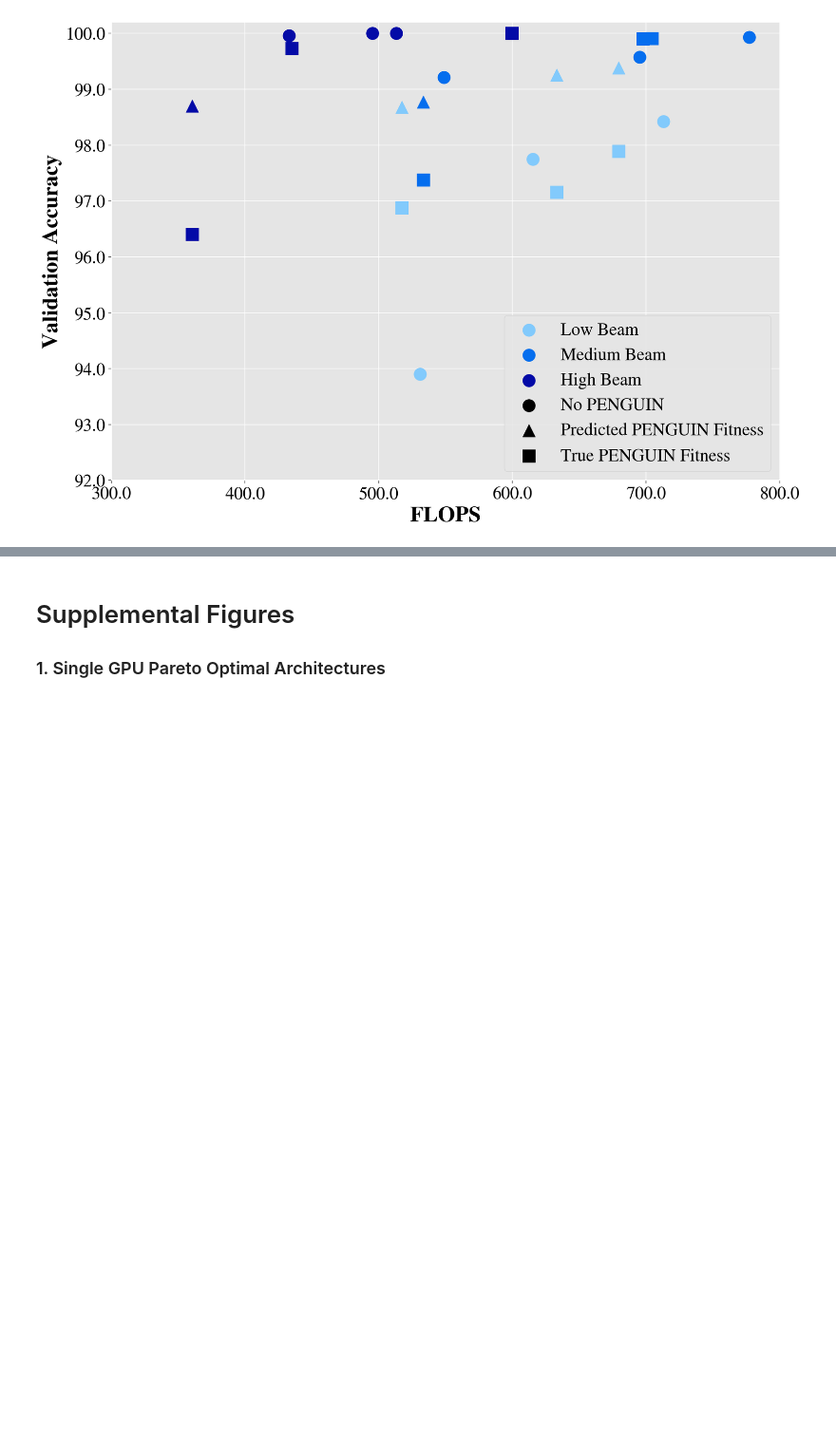
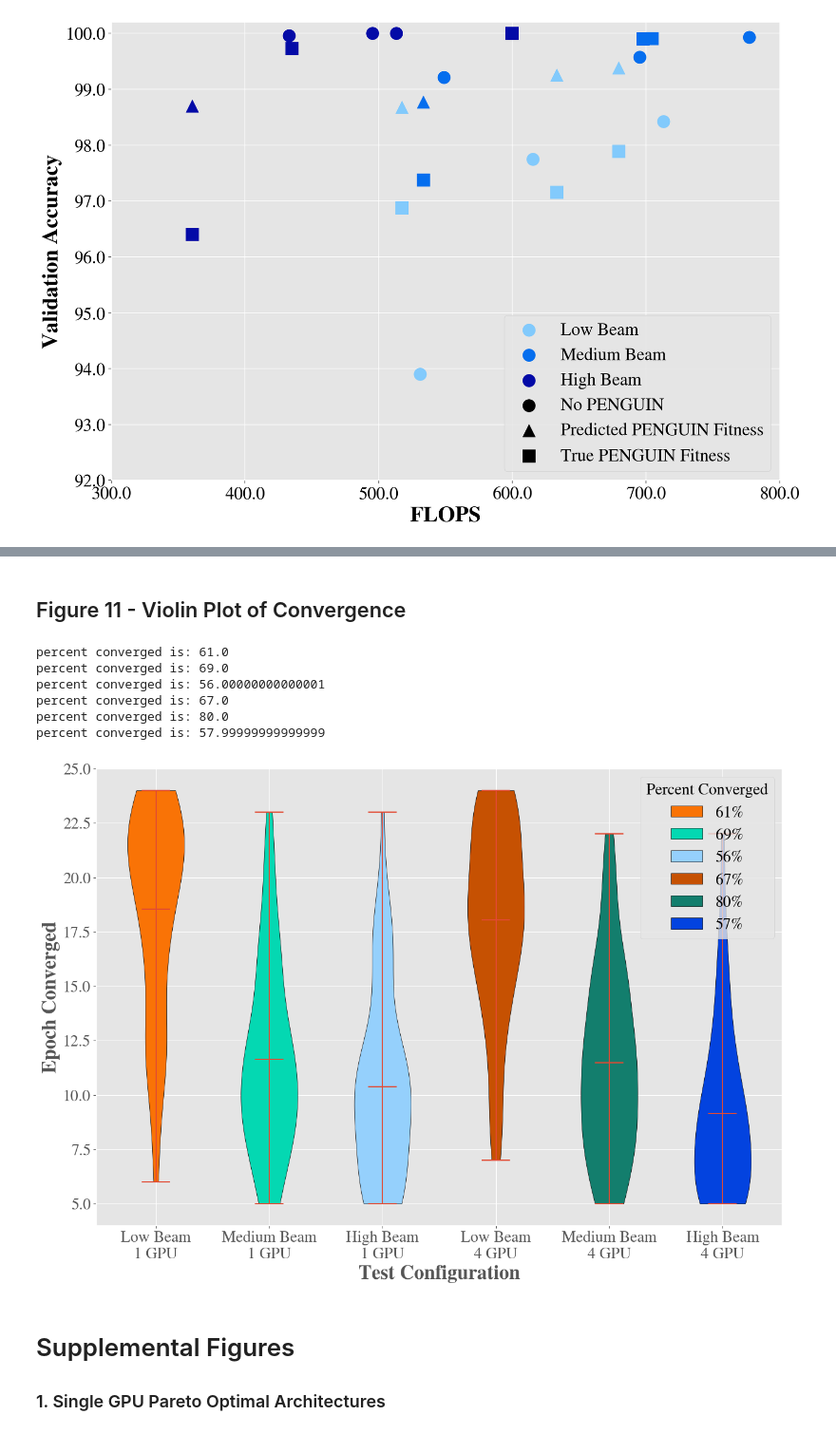
Before and after one commit to TauferLab/Reproducibility_A4NN_ICPP23, a Jupyter notebook: paper_analysis.ipynb, the cells around one changed output, grey strips where cells are left out. Shown at 95% size. Saved outputs shown, nothing was run; the diff lists cells and outputs as text; code cells hidden in the pictures; blank space fills up the shorter version.

```diff
--- a/paper_analysis.ipynb
+++ b/paper_analysis.ipynb
@@ -707,3 +666,12 @@ ax.set_yticklabels(ax.get_yticks(), color= "black" , font=tick_font)
 plt.savefig('figures/table3.png')
 # %% [output]
 [figure]
+# %%
+gpu1_1e14_stopping = pd.read_csv('./icpp_training_results/1gpu/stopping/1gpu_1e14_stopping_training_data.csv')
+gpu1_1e15_stopping = pd.read_csv('./icpp_training_results/1gpu/stopping/1gpu_1e15_stopping_training_data.csv')
+gpu1_1e16_stopping = pd.read_csv('./icpp_training_results/1gpu/stopping/1gpu_1e16_stopping_training_data.csv')
+gpu4_1e14_stopping = pd.read_csv('./icpp_training_results/4gpu/stopping/4gpu_1e14_stopping_training_data.csv')
+gpu4_1e15_stopping = pd.read_csv('./icpp_training_results/4gpu/stopping/4gpu_1e15_stopping_training_data.csv')
+gpu4_1e16_stopping = pd.read_csv('./icpp_training_results/4gpu/stopping/4gpu_1e16_stopping_training_data.csv')
+
+all_stopping = [gpu1_1e14_stopping, gpu1_1e15_stopping, gpu1_1e16_stopping, gpu4_1e14_stopping, gpu4_1e15_stopping, gpu4_1e16_stopping]
@@ -709,0 +691,10 @@ plt.savefig('figures/table3.png')
+# %%
+percent_converged = len(where_converged[where_converged.epoch_converged!=np.inf].index) / len(where_converged.index) * 100
+print("Percent Converged is: ", percent_converged)
+
+mean = where_converged[where_converged.epoch_converged!=np.inf].epoch_converged.mean()
+print("Avg epoch converged (for those converged) is: ", mean)
+
+print("converged arches and their earliest convergence:")
+only_converged_arches = pd.DataFrame(where_converged.loc[where_converged.epoch_converged!=np.inf,:])
+only_converged_arches.head()
@@ -710,3 +711,51 @@ plt.savefig('figures/table3.png')
+# %% [markdown]
+## Figure 11 - Violin Plot of Convergence
+# %%
+sets = list()
+percents = list()
+
+for df in all_stopping:
+    by_arch = df.groupby('arch')
+    where_converged = by_arch.apply(get_epoch_converged).reset_index()
+    only_converged_arches = pd.DataFrame(where_converged.loc[where_converged.epoch_converged!=np.inf,:])
+    sets.append(only_converged_arches.epoch_converged.to_list())
+
+
+    percent_converged = len(where_converged[where_converged.epoch_converged!=np.inf].index) / len(where_converged.index) * 100
+    percents.append(percent_converged)
+    print("percent converged is:", percent_converged)
+
+data_to_plot = sets
+fig, ax = plt.subplots(layout='constrained', figsize=figsize)
+
+ax = fig.add_axes([0,0,1,1])
+
+ax.set_ylim(4, 25)
+ax.set_xticklabels(['', 'Low Beam\n1 GPU', 'Medium Beam\n1 GPU', 'High Beam\n1 GPU', 'Low Beam\n4 GPU', 'Medium Beam\n4 GPU', 'High Beam\n4 GPU'], font=tick_font)
+ax.set_yticklabels(ax.get_yticks(), font=tick_font)
+ax.set_xlabel('Test Configuration', font=lfont)
+ax.set_ylabel('Epoch Converged', font=lfont)
+
+bp = ax.violinplot(data_to_plot, showmeans=True)
+colors=["xkcd:orange", "xkcd:aquamarine", "xkcd:light blue", "xkcd:dark orange", "xkcd:blue green", "xkcd:blue"]
+
+for pc, color, percent in zip(bp['bodies'], colors, percents):
+    pc.set_facecolor(color)
+    pc.set_edgecolor('black')
+    pc.set_label(str(int(percent))+'%')
+    pc.set_alpha(1)
+
+plt.legend(title="Percent Converged", prop=tick_font, title_fontproperties=tick_font)
+plt.savefig('figures/violin_converged.png')
+plt.show()
+# %% [output]
+percent converged is: 61.0
+percent converged is: 69.0
+percent converged is: 56.00000000000001
+percent converged is: 67.0
+percent converged is: 80.0
+percent converged is: 57.99999999999999
+[figure, added]
 # %% [markdown]
 # Supplemental Figures
 
```
Also changed, not shown: parts of 12 cells of this notebook, 24 other files.
